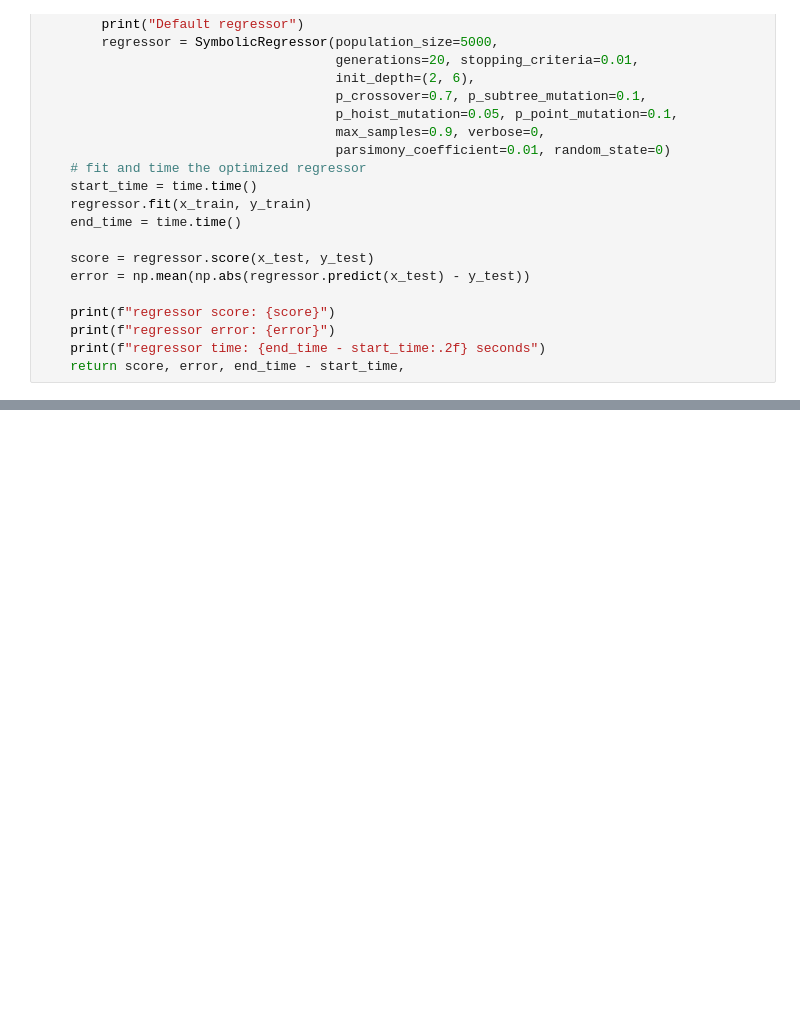
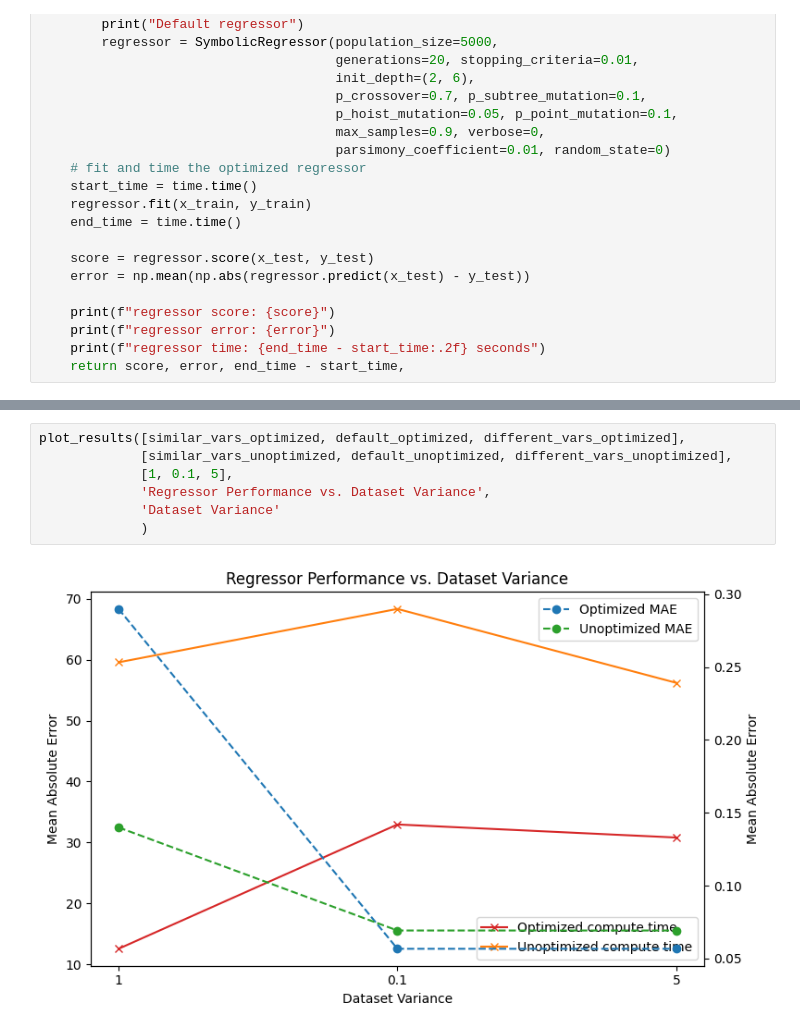
Before and after one commit to fideliusmanstein/gplearn, a Jupyter notebook: auswertung.ipynb, the cells around one changed output, grey strips where cells are left out. Saved outputs shown, nothing was run; the diff lists cells and outputs as text; blank space fills up the shorter version.

```diff
--- a/auswertung.ipynb
+++ b/auswertung.ipynb
@@ -190,0 +255,9 @@ regressor time: 53.23 seconds
+# %%
+plot_results([similar_vars_optimized, default_optimized, different_vars_optimized],
+             [similar_vars_unoptimized, default_unoptimized, different_vars_unoptimized],
+             [1, 0.1, 5],
+             'Regressor Performance vs. Dataset Variance',
+             'Dataset Variance'
+             )
+# %% [output]
+[figure, added]
```
Also changed, not shown: parts of 9 cells of this notebook.
